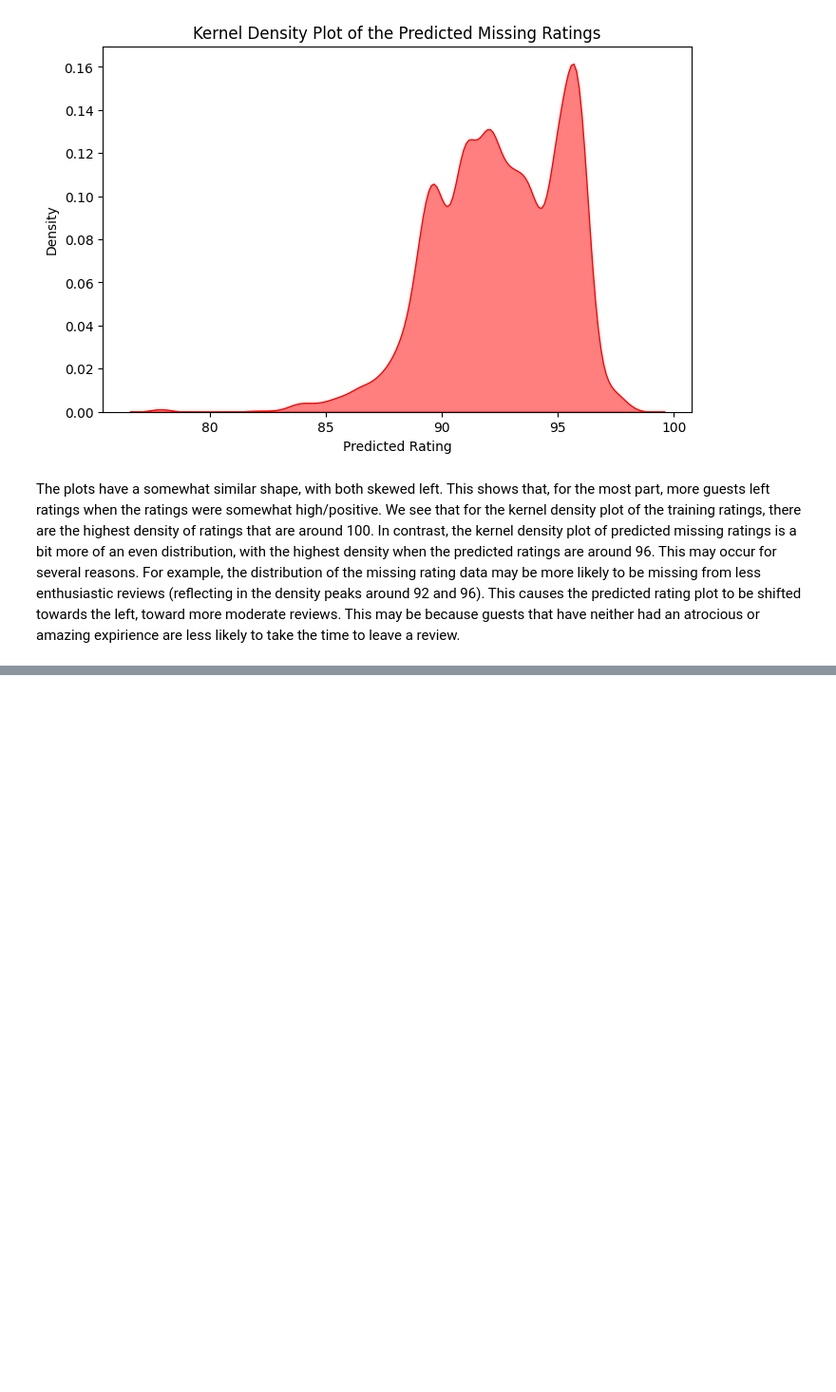
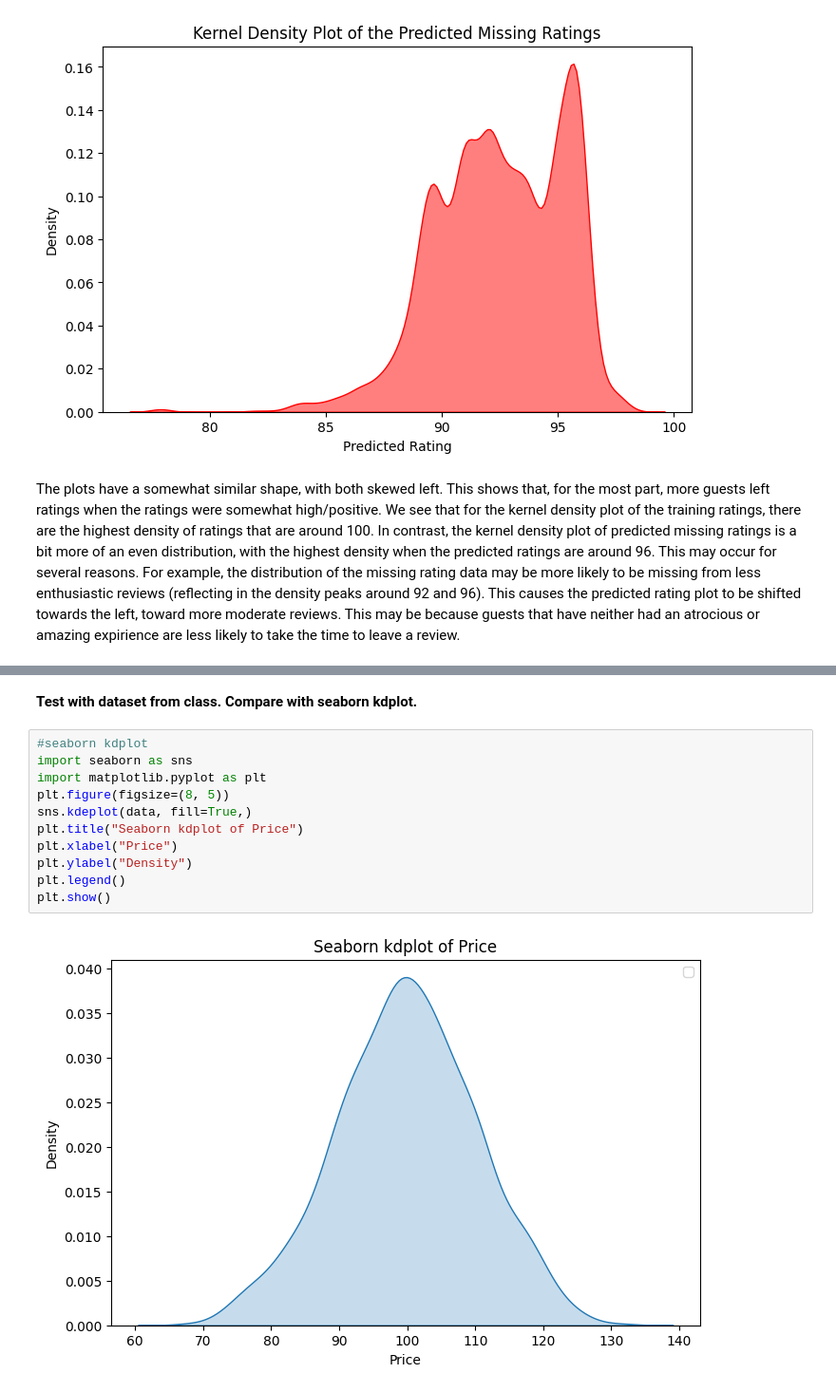
Before and after one commit to norawik/knn, a Jupyter notebook: assignment/assignment_knn.ipynb, the cells around one changed output, grey strips where cells are left out. Shown at 95% size. Saved outputs shown, nothing was run; the diff lists cells and outputs as text; blank space fills up the shorter version.

```diff
--- a/assignment/assignment_knn.ipynb
+++ b/assignment/assignment_knn.ipynb
@@ -179,0 +339,15 @@ The plots have a somewhat similar shape, with both skewed left. This shows that,
+# %% [markdown]
+**Test with dataset from class. Compare with seaborn kdplot.**
+# %%
+#seaborn kdplot
+import seaborn as sns
+import matplotlib.pyplot as plt
+plt.figure(figsize=(8, 5))
+sns.kdeplot(data, fill=True,)
+plt.title("Seaborn kdplot of Price")
+plt.xlabel("Price")
+plt.ylabel("Density")
+plt.legend()
+plt.show()
+# %% [output]
+[figure, added]
```
Also changed, not shown: parts of 7 cells of this notebook.
